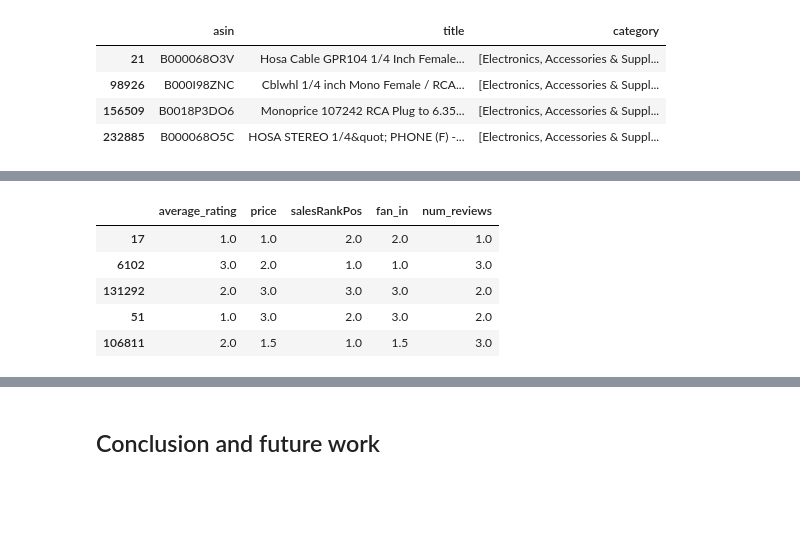
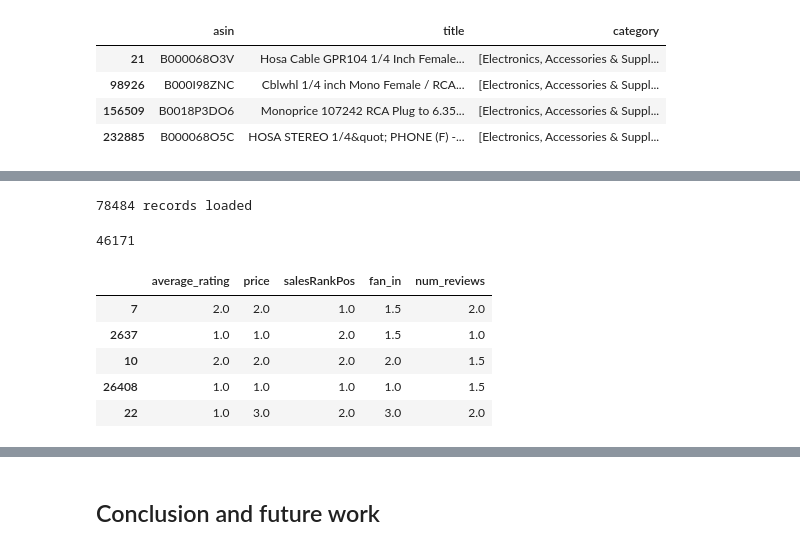
Before and after one commit to tarmeens/ada-homework, a Jupyter notebook: project/Final.ipynb, the cells around one changed output, grey strips where cells are left out. Drawn from its saved outputs; the diff is of its cells as text; code cells hidden in the pictures; blank space fills up the shorter version.

```diff
--- a/project/Final.ipynb
+++ b/project/Final.ipynb
@@ -796,18 +818,35 @@ Indeed, we can conclude that the topology of the graph makes sense. We observed
+# %%
+cat = ['Electronics'] # We select the whole Electronics macro-category
+records = sc.textFile('data/reduced.json')\
+    .map(json.loads)\
+    .filter(lambda x: 'salesRankPos' in x and 'price' in x and 'average_rating' in x)\
+    .filter(lambda x: x['category'][:len(cat)] == cat)\
+    .collect()
+print(len(records), 'records loaded')
+# %% [output]
+78484 records loaded
+# %%
+g = ProductGraph(records, add_edge_on='buy_after_viewing', remove_edge_on='bought_together')
+g = g.drop_singletons()
+cliques = g.extract_max_cliques()
+len(cliques)
+# %% [output]
+46171
 # %%
 count = 0
 count_tot = 0
 cols = ['average_rating', 'price', 'salesRankPos', 'fan_in', 'num_reviews']
 data = []
 for c in cliques:
-    if len(c) > 2:
-        df_tmp = r_df[cols].loc[c].rank()
+    if len(c) >= 2:
+        df_tmp = g.df[cols].loc[c].rank()
         data.append(df_tmp)
 res = pd.concat(data)
 res.head()
 # %% [output]
 |  | average_rating | price | salesRankPos | fan_in | num_reviews |
-| 17 | 1.0 | 1.0 | 2.0 | 2.0 | 1.0 |
-| 6102 | 3.0 | 2.0 | 1.0 | 1.0 | 3.0 |
-| 131292 | 2.0 | 3.0 | 3.0 | 3.0 | 2.0 |
-| 51 | 1.0 | 3.0 | 2.0 | 3.0 | 2.0 |
-| 106811 | 2.0 | 1.5 | 1.0 | 1.5 | 3.0 |
+| 7 | 2.0 | 2.0 | 1.0 | 1.5 | 2.0 |
+| 2637 | 1.0 | 1.0 | 2.0 | 1.5 | 1.0 |
+| 10 | 2.0 | 2.0 | 2.0 | 2.0 | 1.5 |
+| 26408 | 1.0 | 1.0 | 1.0 | 1.0 | 1.5 |
+| 22 | 1.0 | 3.0 | 2.0 | 3.0 | 2.0 |
```
Also changed, not shown: parts of 7 cells of this notebook.
